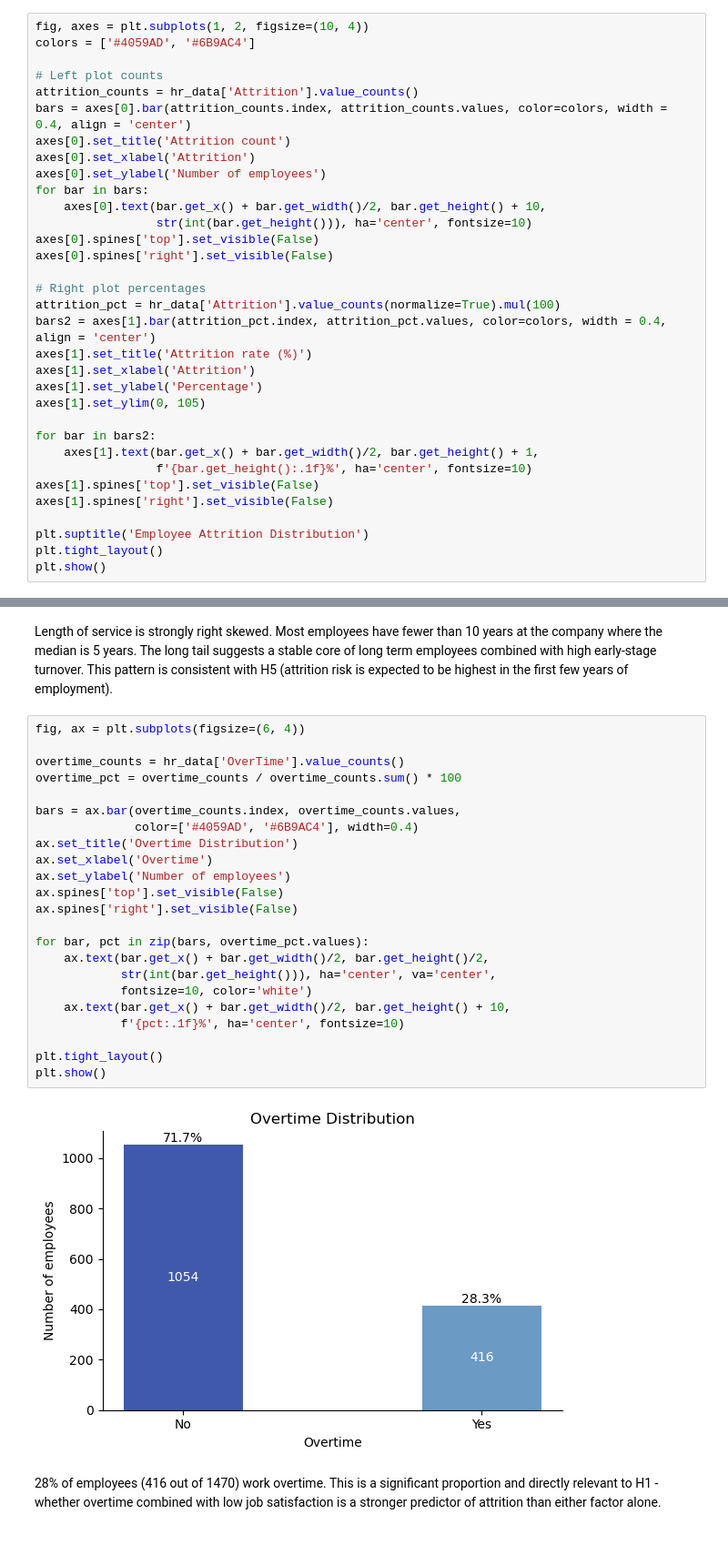
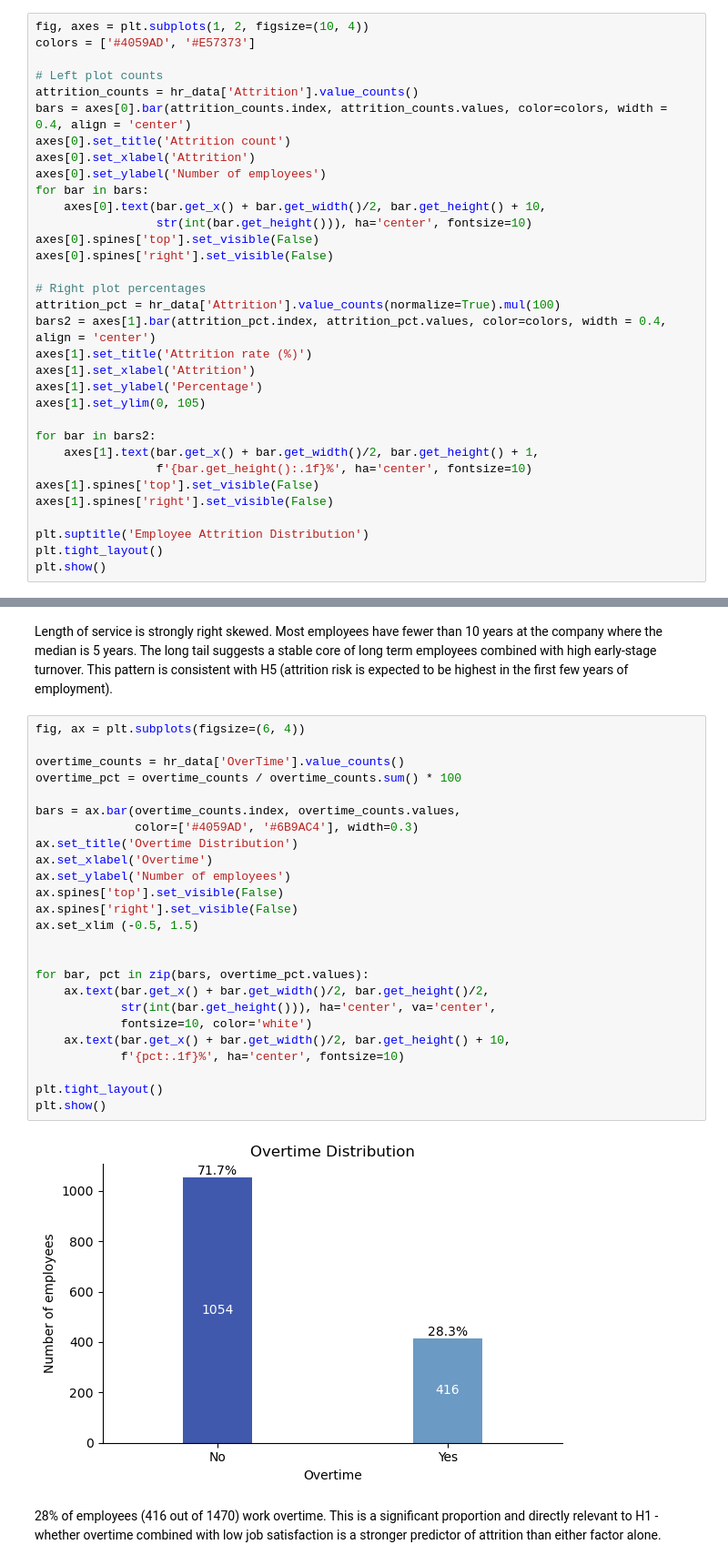
Before and after one commit to amanova1/why-employees-leave, a Jupyter notebook: why_employees_leave.ipynb, the cells around one changed output, grey strips where cells are left out. Shown at 91% size. Saved outputs shown, nothing was run; the diff lists cells and outputs as text.

```diff
--- a/why_employees_leave.ipynb
+++ b/why_employees_leave.ipynb
@@ -351,6 +351,6 @@ The analysis follows univariate -> bivariate -> multivariate structure.
 # %%
 fig, axes = plt.subplots(1, 2, figsize=(10, 4))
-colors = ['#4059AD', '#6B9AC4']
+colors = ['#4059AD', '#E57373']
 
 # Left plot counts
 attrition_counts = hr_data['Attrition'].value_counts()
@@ -447,28 +448,30 @@ Length of service is strongly right skewed. Most employees have fewer than 10 ye
 # %%
 fig, ax = plt.subplots(figsize=(6, 4))
 
 overtime_counts = hr_data['OverTime'].value_counts()
 overtime_pct = overtime_counts / overtime_counts.sum() * 100
 
 bars = ax.bar(overtime_counts.index, overtime_counts.values,
-              color=['#4059AD', '#6B9AC4'], width=0.4)
+              color=['#4059AD', '#6B9AC4'], width=0.3)
 ax.set_title('Overtime Distribution')
 ax.set_xlabel('Overtime')
 ax.set_ylabel('Number of employees')
 ax.spines['top'].set_visible(False)
 ax.spines['right'].set_visible(False)
+ax.set_xlim (-0.5, 1.5)
+
 
 for bar, pct in zip(bars, overtime_pct.values):
     ax.text(bar.get_x() + bar.get_width()/2, bar.get_height()/2,
             str(int(bar.get_height())), ha='center', va='center',
             fontsize=10, color='white')
     ax.text(bar.get_x() + bar.get_width()/2, bar.get_height() + 10,
             f'{pct:.1f}%', ha='center', fontsize=10)
 
 plt.tight_layout()
 plt.show()
 # %% [output]
-[figure, old version]
+[figure, new version]
 # %% [markdown]
 28% of employees (416 out of 1470) work overtime. This is a significant proportion and directly relevant to H1 - whether overtime combined with low job satisfaction is a stronger predictor of attrition than either factor alone.
 # %% [markdown]
```
Also changed, not shown: parts of 17 cells of this notebook.
